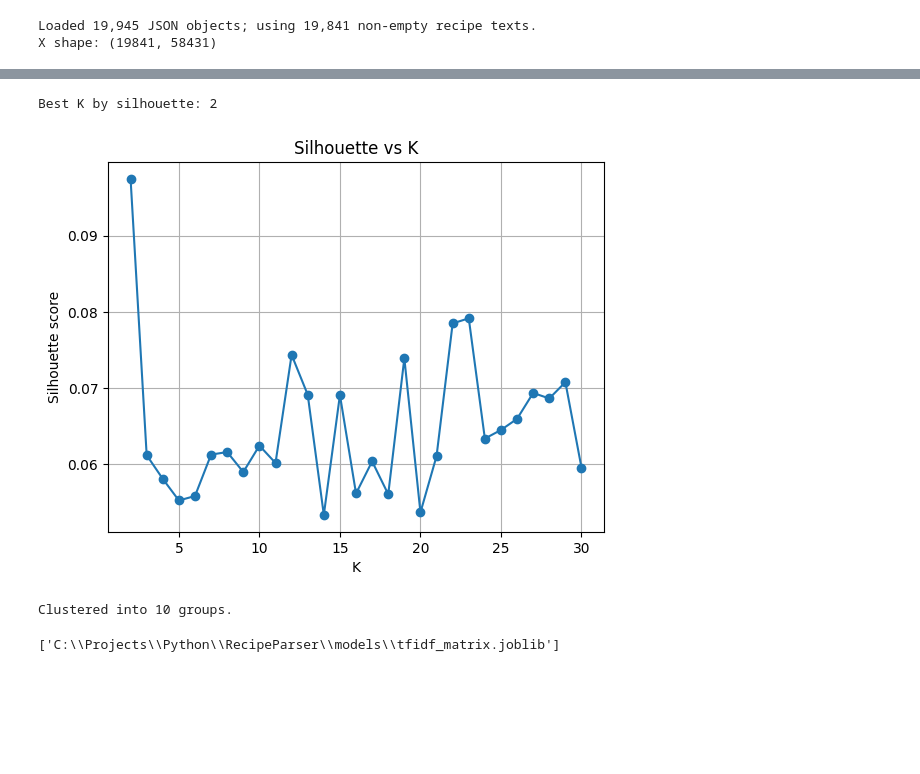
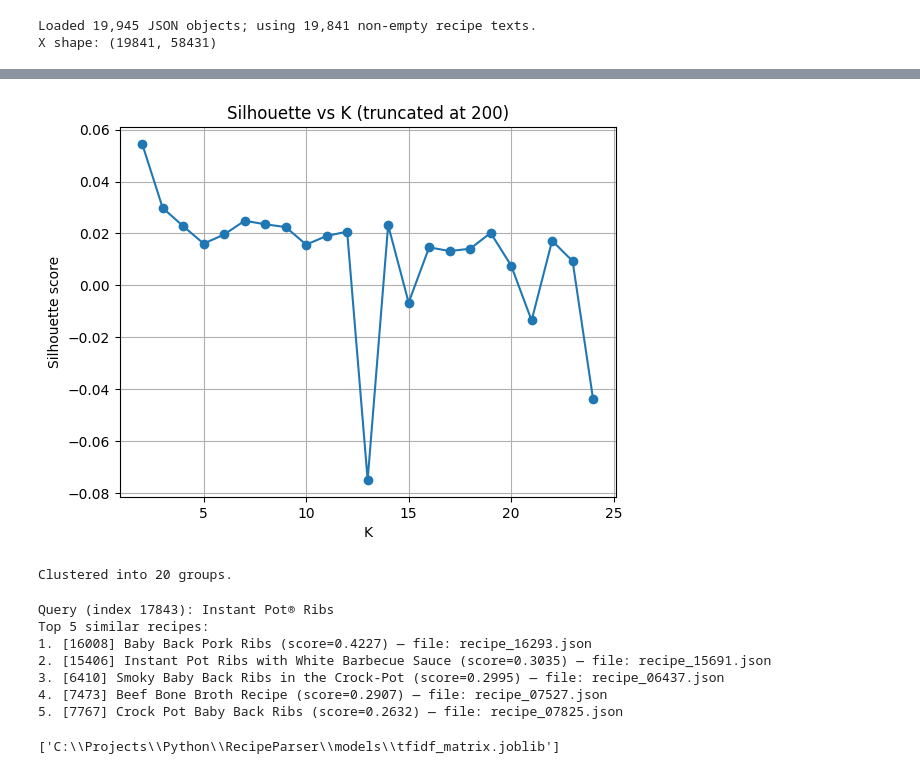
Before and after one commit to kriserickson/recipe-parser, a Jupyter notebook: notebooks/unstructured.ipynb, the cells around one changed output, grey strips where cells are left out. Drawn from its saved outputs; the diff is of its cells as text; code cells hidden in the pictures; blank space fills up the shorter version.

```diff
--- a/notebooks/unstructured.ipynb
+++ b/notebooks/unstructured.ipynb
@@ -159,43 +158,74 @@ Matplotlib is building the font cache; this may take a moment.
 # %%
-import numpy as np
 from sklearn.decomposition import TruncatedSVD
 from sklearn.cluster import KMeans
 from sklearn.metrics import silhouette_score
 import matplotlib.pyplot as plt
 
-# reduce to ~50 dims for clustering/metrics
-n_comp = min(50, X.shape[1]-1)
+truncation = 200
+
+# reduce to ~100 dims for clustering/metrics
+n_comp = min(truncation, X.shape[1]-1)
 X_svd = TruncatedSVD(n_components=n_comp, random_state=42).fit_transform(X)
 
-ks = list(range(2, 31))
+ks = list(range(2, 25))
 sil_scores = []
 for k in ks:
     km = KMeans(n_clusters=k, random_state=42, n_init=10, max_iter=500)
     labels = km.fit_predict(X_svd)
     sil = silhouette_score(X_svd, labels)
     sil_scores.append(sil)
 
-best_k = ks[int(np.argmax(sil_scores))]
-print("Best K by silhouette:", best_k)
-# plot silhouette scores
 
 plt.plot(ks, sil_scores, marker='o')
 plt.xlabel("K")
 plt.ylabel("Silhouette score")
-plt.title("Silhouette vs K")
+plt.title(f"Silhouette vs K (truncated at {truncation})")
 plt.grid(True)
 plt.show()
 # %% [output]
-Best K by silhouette: 2
-[figure, old version]
+[figure, new version]
 # %%
 
-k = 10  # From the silhouette method and the elbow method k 8-12 would be the sweet spot.  Lets go right in the middle.
-kmeans = KMeans(n_clusters=k, random_state=42)
+k = 20  # From the silhouette method and the elbow method k at 20 is the sweet spot.
+kmeans = KMeans(n_clusters=k, random_state=42, n_init=10, max_iter=500)
 labels = kmeans.fit_predict(X)
 
 print(f"Clustered into {k} groups.")
 # %% [output]
-Clustered into 10 groups.
+Clustered into 20 groups.
+# %%
+import random
+import numpy as np
+from sklearn.metrics.pairwise import cosine_similarity
+
+top_n = 5
+
+# Pick a random recipe to query.
+rnd = random.Random()
+idx = rnd.randrange(len(titles))
+query_title = titles[idx]
+
+# Find the top N similar recipes.
+sims = cosine_similarity(X[idx], X).flatten()  # works with sparse X
+
+# exclude the recipe we are querying from the top N results
+sims[idx] = -1.0
+
+# Get the top N recipes by similarity.
+top_idx = np.argsort(sims)[::-1][:top_n]
+
+# Output the results.
+print(f"Query (index {idx}): {query_title}\nTop {top_n} similar recipes:")
+for rank, i in enumerate(top_idx, start=1):
+    fname = filenames[i] if 'filenames' in globals() else None
+    print(f"{rank}. [{i}] {titles[i]} (score={sims[i]:.4f})" + (f" — file: {fname}" if fname else ""))
+# %% [output]
+Query (index 17843): Instant Pot® Ribs
+Top 5 similar recipes:
+1. [16008] Baby Back Pork Ribs (score=0.4227) — file: recipe_16293.json
+2. [15406] Instant Pot Ribs with White Barbecue Sauce (score=0.3035) — file: recipe_15691.json
+3. [6410] Smoky Baby Back Ribs in the Crock-Pot (score=0.2995) — file: recipe_06437.json
+4. [7473] Beef Bone Broth Recipe (score=0.2907) — file: recipe_07527.json
+5. [7767] Crock Pot Baby Back Ribs (score=0.2632) — file: recipe_07825.json
 # %%
 # Save artifacts
```
Also changed, not shown: parts of 3 cells of this notebook, 1 other file.
